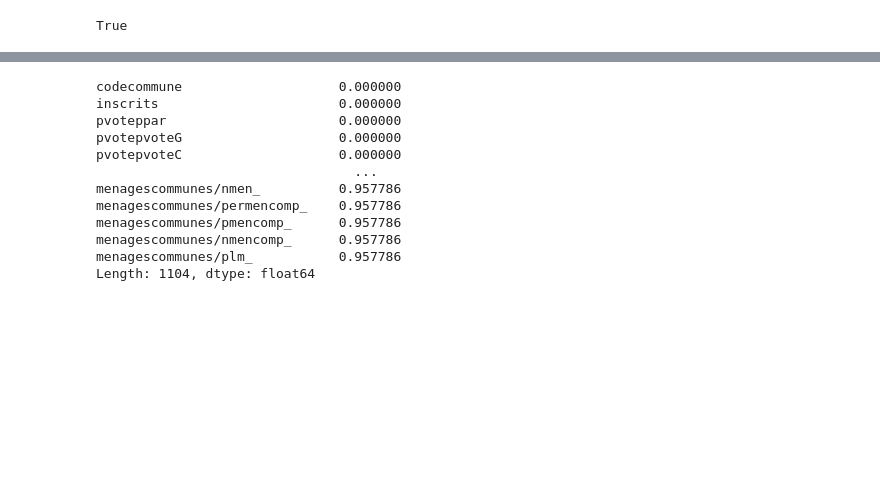
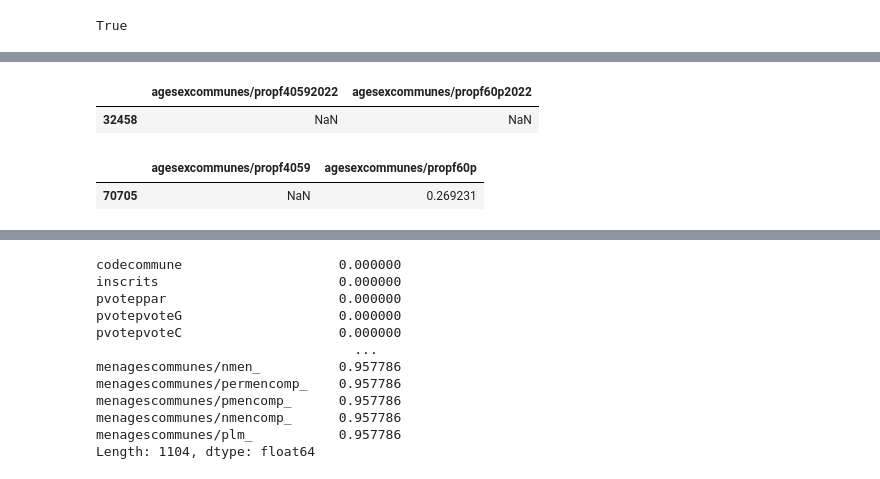
Before and after one commit to artmanceau/electera, a Jupyter notebook: notebooks/experiments/sanity_checks.ipynb, the cells around one changed output, grey strips where cells are left out. Cells and saved outputs as stored; diff of their text form; code cells hidden in the pictures; blank space fills up the shorter version.

```diff
--- a/notebooks/experiments/sanity_checks.ipynb
+++ b/notebooks/experiments/sanity_checks.ipynb
@@ -26,0 +121,2 @@ dataset.iloc[0].to_csv('col.csv')
+# %%
+dfc = DataLoader.load_dataset("s3://arthurmanceau/election_modeling_uhcp/data/derived/cache/dfc_cached.parquet")
@@ -26,0 +146,10 @@ dataset.iloc[0].to_csv('col.csv')
+# %%
+dfc.loc[dfc['codecommune'] == '76095', ['agesexcommunes/propf40592022', 'agesexcommunes/propf60p2022']]
+# %% [output]
+|  | agesexcommunes/propf40592022 | agesexcommunes/propf60p2022 |
+| 32458 | NaN | NaN |
+# %%
+X.loc[X['codecommune']=='01019', ['agesexcommunes/propf4059', 'agesexcommunes/propf60p']]
+# %% [output]
+|  | agesexcommunes/propf4059 | agesexcommunes/propf60p |
+| 70705 | NaN | 0.269231 |
```
Also changed, not shown: parts of 25 cells of this notebook, 3 other files.
